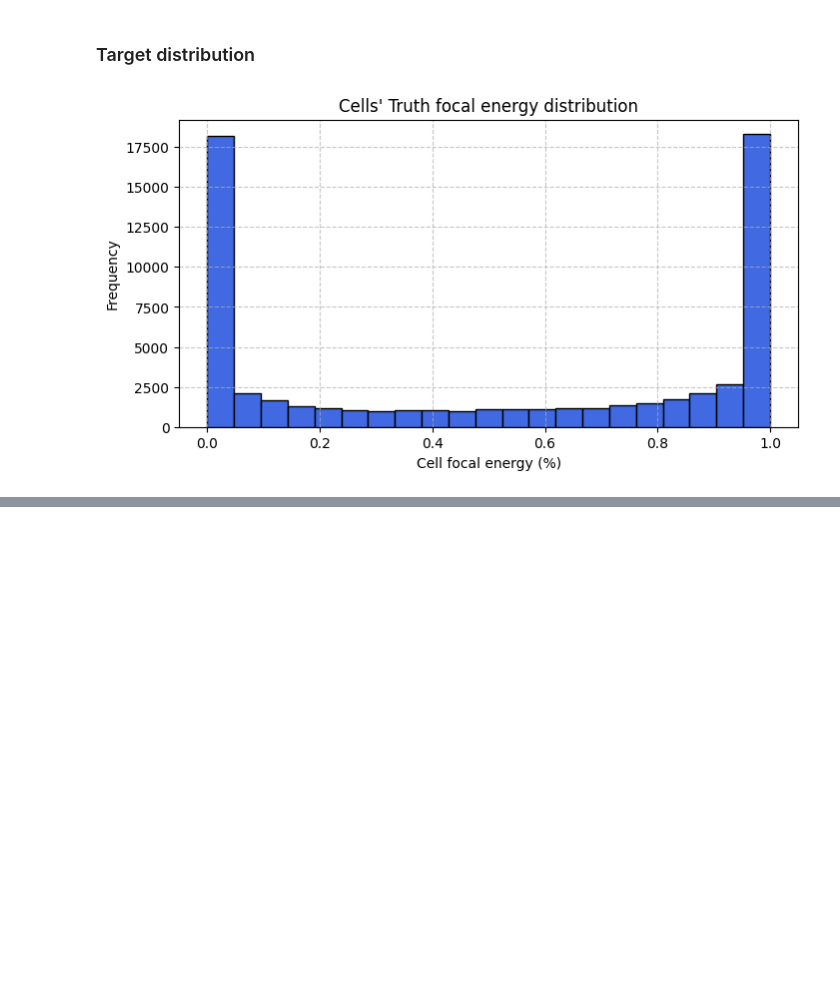
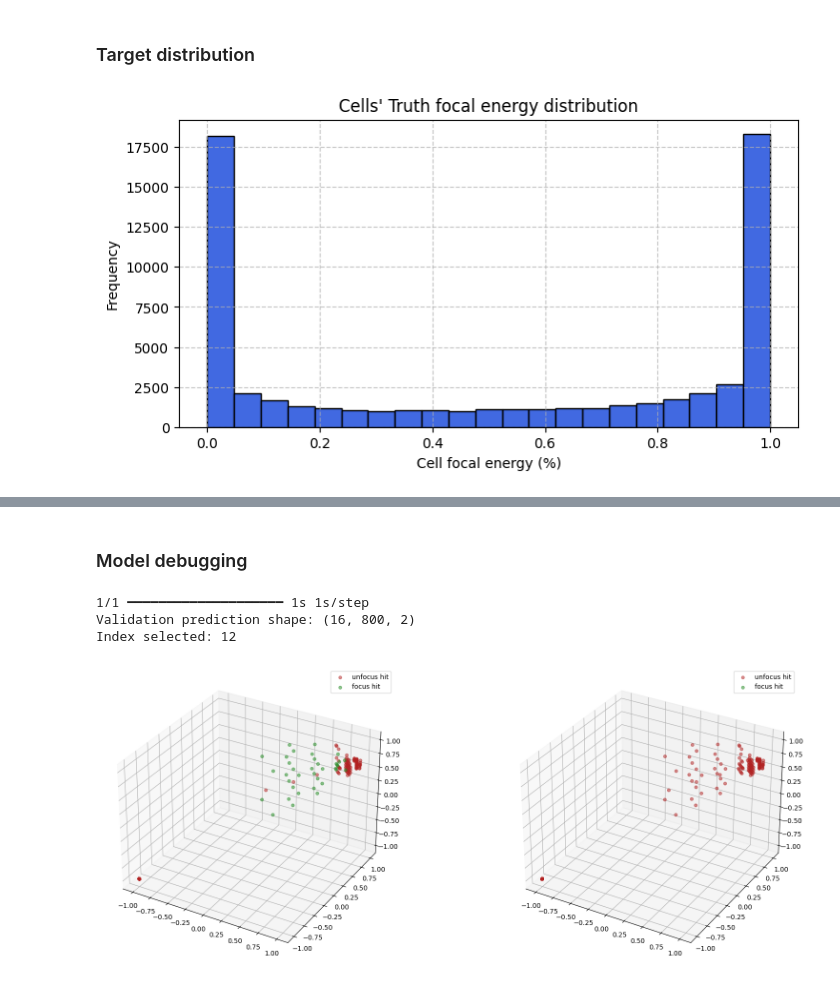
Before and after one commit to clissa/mlops, a Jupyter notebook: notebooks/00-all-in-one.ipynb, the cells around one changed output, grey strips where cells are left out. Drawn from its saved outputs; the diff is of its cells as text; code cells hidden in the pictures; blank space fills up the shorter version.

```diff
--- a/notebooks/00-all-in-one.ipynb
+++ b/notebooks/00-all-in-one.ipynb
@@ -559,0 +792,11 @@ def pointnet():
+# %%
+NUM_POINTS = 800
+NUM_CLASSES = len(LABELS)
+
+x, y = next(iter(train_dataset))
+
+num_points = x.shape[1]
+num_classes = y.shape[-1]
+
+segmentation_model = get_shape_segmentation_model(NUM_POINTS, NUM_CLASSES, N_FEATURES, INIT_SIZE, END_SIZE)
+segmentation_model.summary()
@@ -566,0 +923,63 @@ def train():
+# %% [markdown]
+### Model debugging
+# %%
+validation_batch = next(iter(val_dataset))
+val_predictions = segmentation_model.predict(validation_batch[0])
+val_predictions = (val_predictions > 0.5).astype(np.int16)
+print(f"Validation prediction shape: {val_predictions.shape}")
+
+
+
+class_colors = {0: 'firebrick', 1: 'forestgreen',}
+
+def visualize_data(point_cloud, labels, ax=None):
+    df = pd.DataFrame(
+        data={
+            "x": point_cloud[:, 0],
+            "y": point_cloud[:, 1],
+            "z": point_cloud[:, 2],
+            "label": labels,
+        }
+    )
+    if ax is None:
+        fig = plt.figure(figsize=(15, 10))
+        ax = plt.axes(projection="3d")
+    for index, label in enumerate(LABELS):
+        c_df = df[df["label"] == label]
+        try:
+            ax.scatter(
+                c_df["x"], c_df["y"], c_df["z"], label=label, alpha=0.5, c=class_colors[index]
+            )
+        except IndexError:
+            pass
+    ax.legend()
+    # plt.show()
+
+
+def visualize_single_point_cloud(point_clouds, label_clouds, idx, ax=None):
+    label_map = LABELS
+    point_cloud = point_clouds[idx]
+    label_cloud = label_clouds[idx]
+    visualize_data(point_cloud, [label_map[np.argmax(label)] for label in label_cloud], ax)
+
+
+idx = np.random.choice(len(validation_batch[0]))
+print(f"Index selected: {idx}")
+
+
+fig = plt.figure(figsize=(20, 8))  # Double the width compared to single plot
+ax1 = fig.add_subplot(121, projection='3d')  # 1 row, 2 cols, first plot
+ax2 = fig.add_subplot(122, projection='3d')  # 1 row, 2 cols, second plot
+
+# Plotting with ground-truth.
+panel_left = visualize_single_point_cloud(validation_batch[0], validation_batch[1], idx, ax1)
+
+# Plotting with predictiosn
+panel_right = visualize_single_point_cloud(validation_batch[0], val_predictions, idx, ax2)
+
+plt.show()
+# %% [output]
+1/1 ━━━━━━━━━━━━━━━━━━━━ 1s 1s/step
+Validation prediction shape: (16, 800, 2)
+Index selected: 12
+[figure, added]
```
Also changed, not shown: parts of 14 cells of this notebook.
